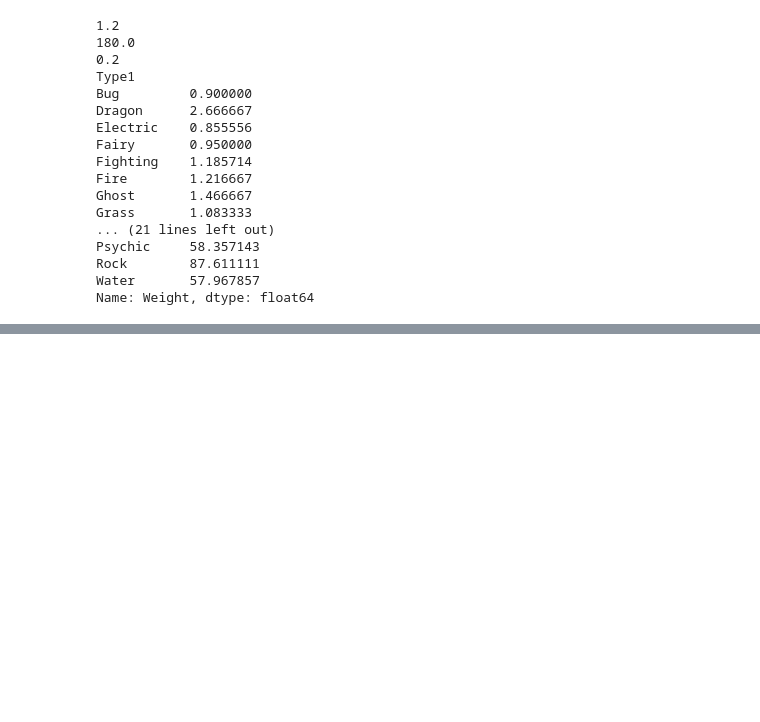
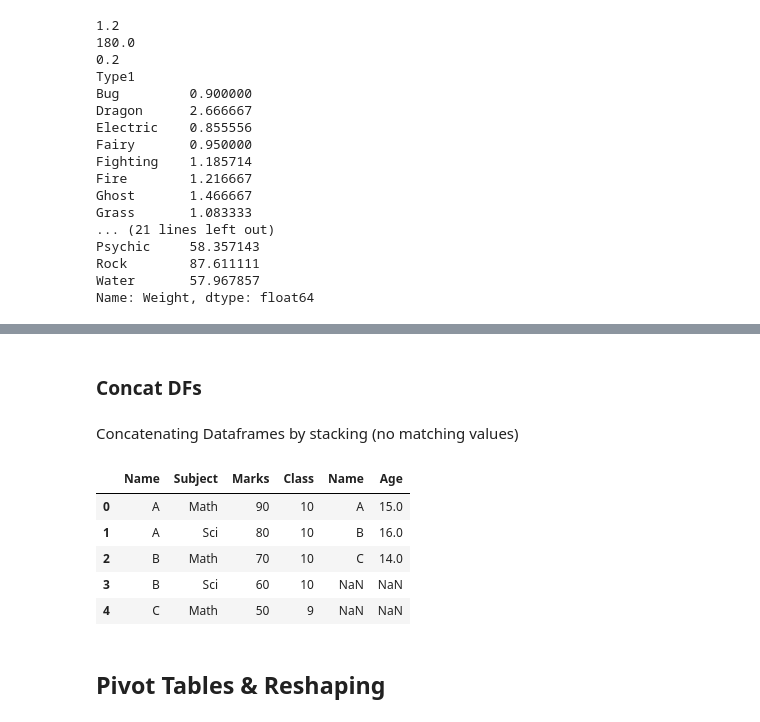
Before and after one commit to kc-011/python-programming, a Jupyter notebook: Module 3/pandas.ipynb, the cells around one changed output, grey strips where cells are left out. Saved outputs shown, nothing was run; the diff lists cells and outputs as text; code cells hidden in the pictures; blank space fills up the shorter version.

```diff
--- a/Module 3/pandas.ipynb
+++ b/Module 3/pandas.ipynb
@@ -293,0 +298,8 @@ Name: Weight, dtype: float64
+# %%
+df4 = pd.DataFrame({
+    "Name": ["A","A","B","B","C"],
+    "Subject": ["Math","Sci","Math","Sci","Math"],
+    "Marks": [90,80,70,60,50],
+    "Class": ["10","10","10","10","9"]
+})
+df4
@@ -293,0 +362,6 @@ Name: Weight, dtype: float64
+# %%
+df5 = pd.DataFrame({
+    "Name": ["A","B","C"],
+    "Age": [15,16,14]
+})
+df5
@@ -293,0 +429,16 @@ Name: Weight, dtype: float64
+# %% [markdown]
+### Concat DFs
+# %% [markdown]
+Concatenating Dataframes by stacking (no matching values)
+# %%
+pd.concat([df4,df5]) #default is by stacking rows
+pd.concat([df4,df5], axis=1) #column-wise (side by side)
+# %% [output]
+|  | Name | Subject | Marks | Class | Name | Age |
+| 0 | A | Math | 90 | 10 | A | 15.0 |
+| 1 | A | Sci | 80 | 10 | B | 16.0 |
+| 2 | B | Math | 70 | 10 | C | 14.0 |
+| 3 | B | Sci | 60 | 10 | NaN | NaN |
+| 4 | C | Math | 50 | 9 | NaN | NaN |
+# %% [markdown]
+## Pivot Tables & Reshaping
```
Also changed, not shown: parts of 21 cells of this notebook.
